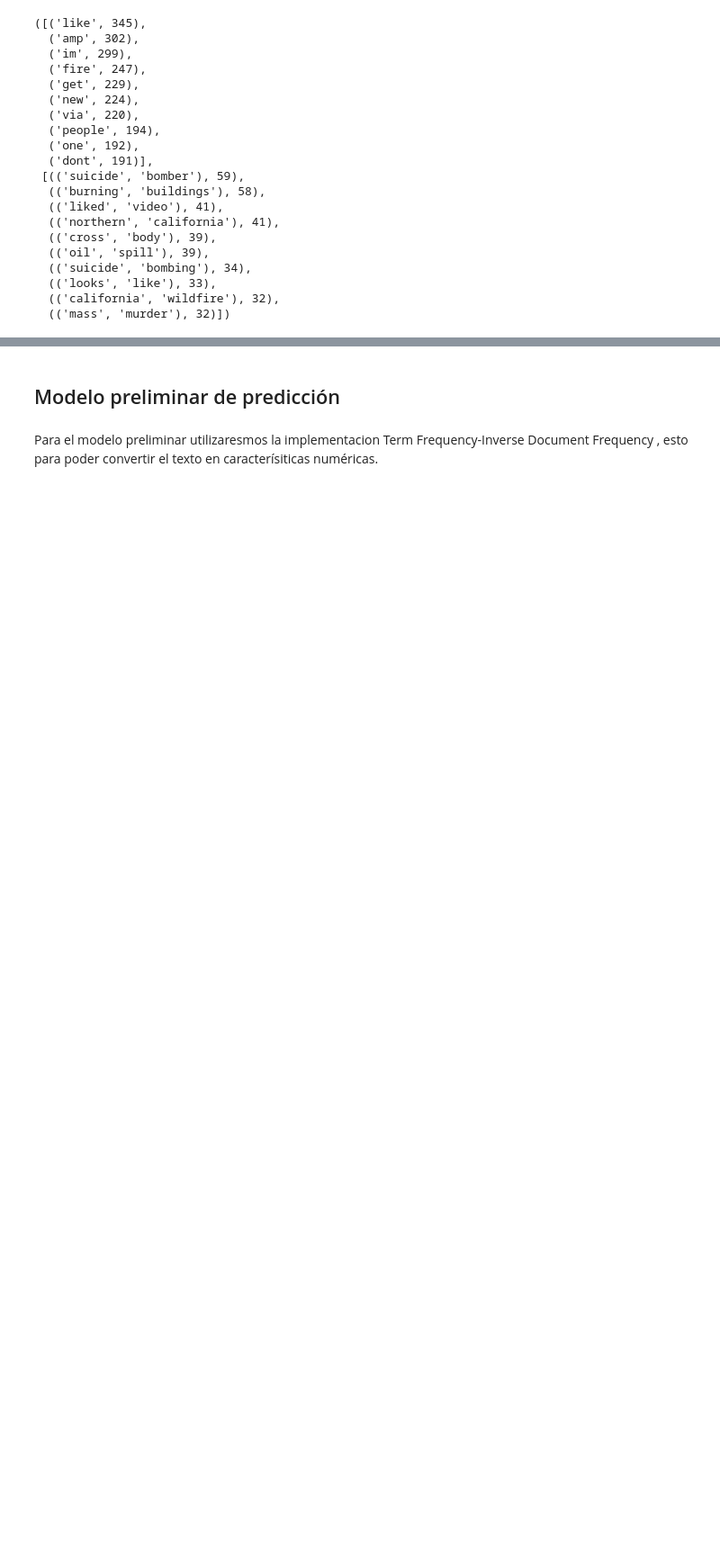
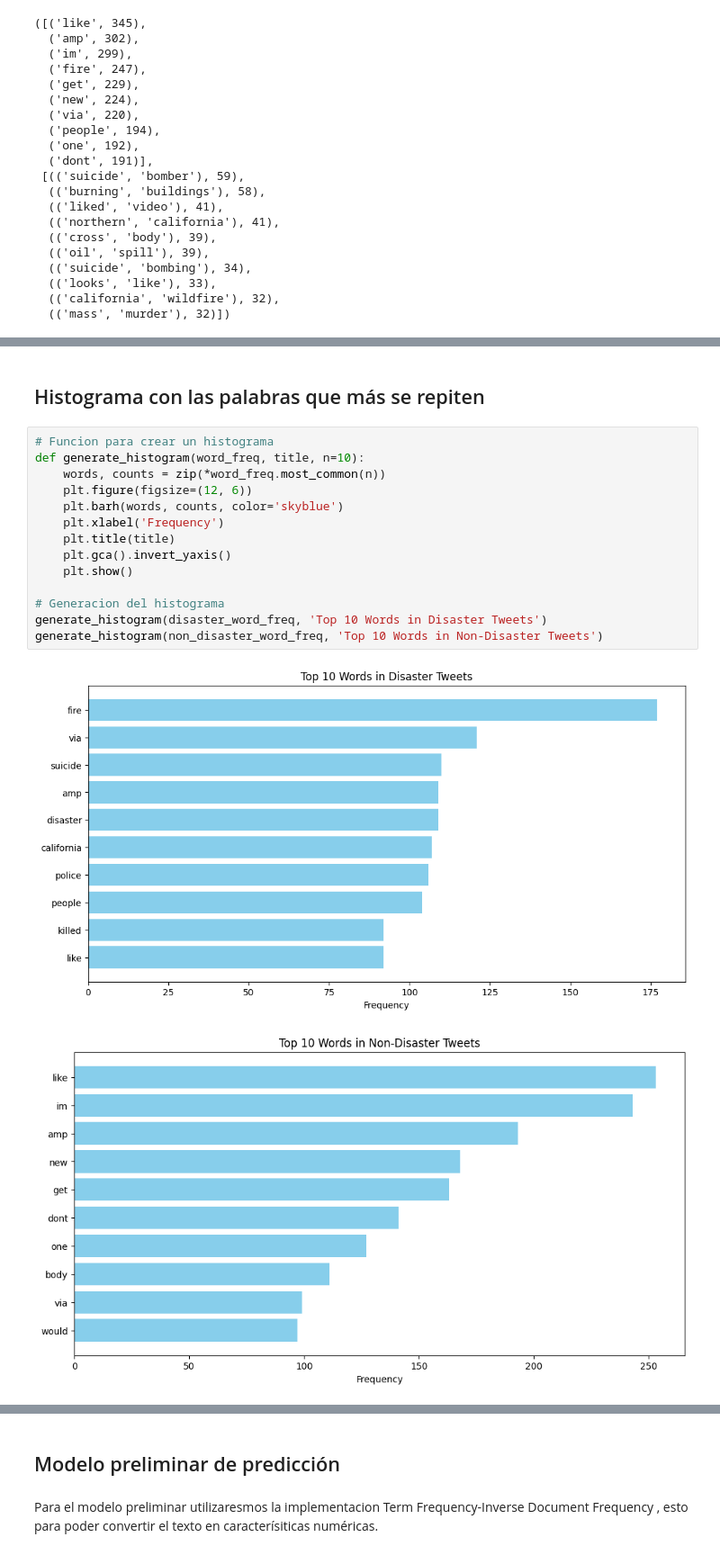
Before and after one commit to guzmanalejandra/Lab4-DS, a Jupyter notebook: main.ipynb, the cells around one changed output, grey strips where cells are left out. Shown: that part at 90% size. Saved outputs shown, nothing was run; the diff lists cells and outputs as text; blank space fills up the shorter version.

```diff
--- a/main.ipynb
+++ b/main.ipynb
@@ -140,0 +218,19 @@ top_10_unigrams, top_10_bigrams
+# %% [markdown]
+## Histograma con las palabras que más se repiten
+# %%
+# Funcion para crear un histograma
+def generate_histogram(word_freq, title, n=10):
+    words, counts = zip(*word_freq.most_common(n))
+    plt.figure(figsize=(12, 6))
+    plt.barh(words, counts, color='skyblue')
+    plt.xlabel('Frequency')
+    plt.title(title)
+    plt.gca().invert_yaxis()
+    plt.show()
+
+# Generacion del histograma
+generate_histogram(disaster_word_freq, 'Top 10 Words in Disaster Tweets')
+generate_histogram(non_disaster_word_freq, 'Top 10 Words in Non-Disaster Tweets')
+# %% [output]
+[figure, added]
+[figure, added]
```
Also changed, not shown: parts of 7 cells of this notebook.
